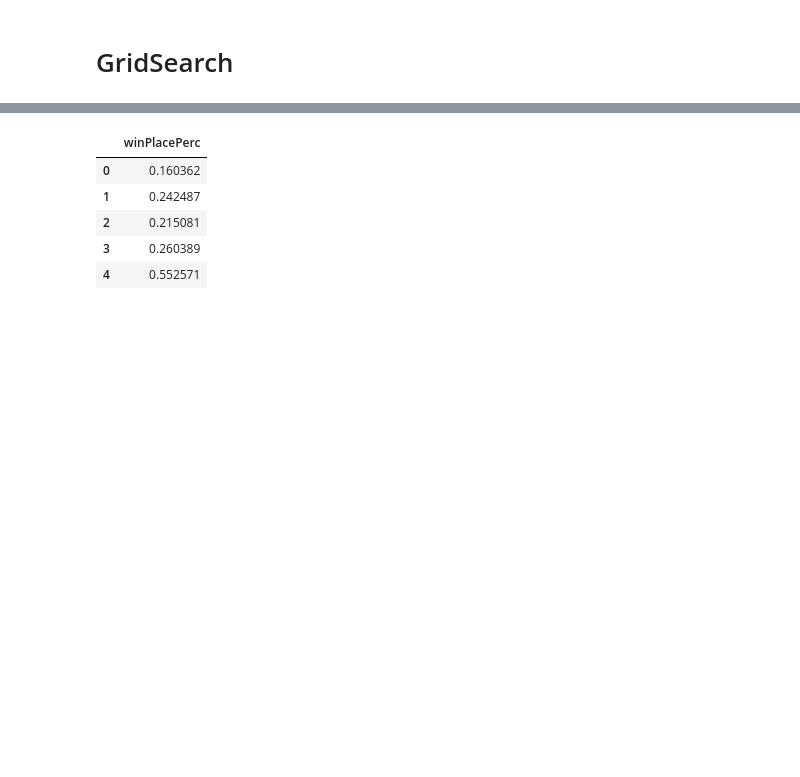
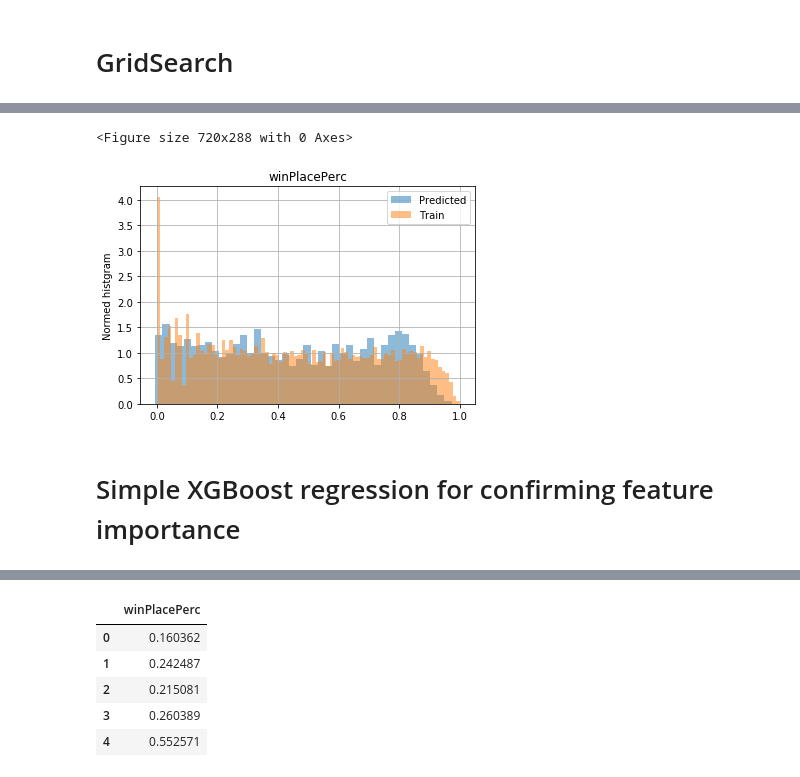
Before and after one commit to makkimaki/GCIwinter2019_assignments, a Jupyter notebook: competition3/Kernel_xgbRegressor.ipynb, the cells around one changed output, grey strips where cells are left out. Drawn from its saved outputs; the diff is of its cells as text; code cells hidden in the pictures; blank space fills up the shorter version.

Commit message:
Prediction using GridSearchCV w/o feature engineering.
This is for 2nd submission. Comparing with the 1st one, the distribution of predicted target variable resembles to train data.

```diff
--- a/competition3/Kernel_xgbRegressor.ipynb
+++ b/competition3/Kernel_xgbRegressor.ipynb
@@ -283,10 +283,10 @@ from sklearn.model_selection import GridSearchCV
 import time
 
 gbm_param_grid = {
-                  "colsample_bytee":[0.3, 0.7, 1],
+                  "colsample_bytree":[0.3, 0.7, 1],
                   "n_estimators":[80],
                   "max_depth":[2, 3, 4, 5, 6, 7, 8],
-                  "eta": [0.01, 0.05, 0.1, 0.4],
+                  "eta": [0.01],
                   "ealy_stopping_rounds":[8]
                   }
 
@@ -299,8 +299,4 @@ start_time = time.time()
 grid_mae.fit(X, y)
 
 elapsed_time = time.time() - start_time
-
-print("Time: ", elapsed_time)
-print("Best parameters found: ",grid_mae.best_params_)
-print("Lowest MAE found: ", np.sqrt(np.abs(grid_mae.best_score_)))
 # %% [output]
@@ -331,0 +352,6 @@ Lowest MAE found:  0.05058561768062371
+# %%
+submission["winPlacePerc"] = y_pred
+submission.to_csv("submission_grid_mae.csv", index=False)
+
+submission_grid_mae = pd.read_csv("submission_grid_mae.csv")
+submission_grid_mae.head()
@@ -332,3 +365,17 @@ Lowest MAE found:  0.05058561768062371
+# %%
+plt.figure(figsize=(10,4))
+
+submission_grid_mae.hist(bins=int(np.sqrt(submission_grid_mae.shape[0])), normed=True, alpha=0.5, label="Predicted")
+y.hist(bins=int(np.sqrt(y.shape[0])), normed=True, alpha=0.5, label="Train")
+plt.ylabel("Normed histgram")
+plt.legend()
+plt.show()
+plt.show()
+# %% [output]
+<Figure size 720x288 with 0 Axes>
+[figure, added]
+# %% [markdown]
+# Simple XGBoost regression for confirming feature importance
 # %%
 xg_reg = xgb.train(dtrain=pubg_DMatrix, params=params, num_boost_round=80)
 
```
Also changed, not shown: parts of 10 cells of this notebook.
